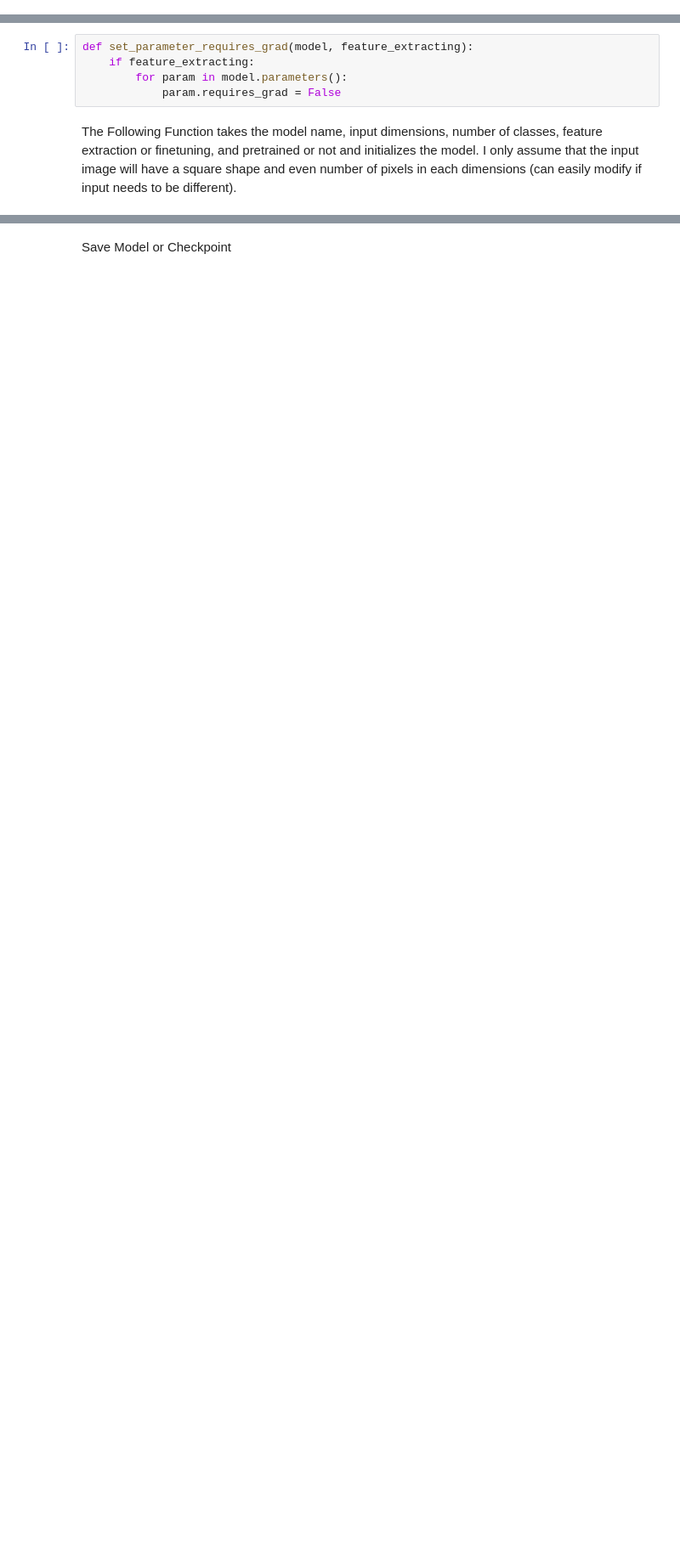
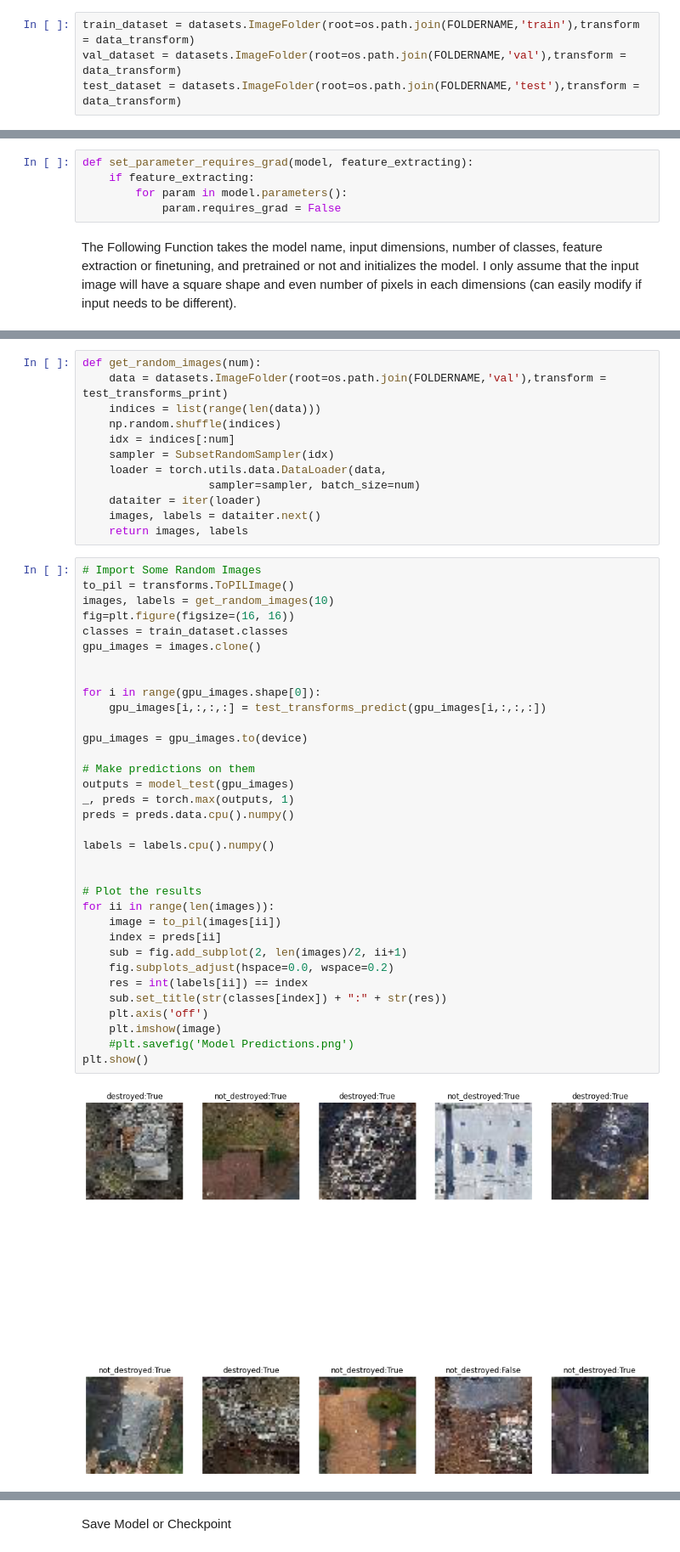
Before and after one commit to kkraoj/damaged_structures_detector, a Jupyter notebook: codes/Final Project.ipynb, the cells around one changed output, grey strips where cells are left out. Shown at 85% size. Drawn from its saved outputs; the diff is of its cells as text; blank space fills up the shorter version.

```diff
--- a/codes/Final Project.ipynb
+++ b/codes/Final Project.ipynb
@@ -193,0 +109,4 @@ NameError: ignored
+# %%
+train_dataset = datasets.ImageFolder(root=os.path.join(FOLDERNAME,'train'),transform = data_transform)
+val_dataset = datasets.ImageFolder(root=os.path.join(FOLDERNAME,'val'),transform = data_transform)
+test_dataset = datasets.ImageFolder(root=os.path.join(FOLDERNAME,'test'),transform = data_transform)
@@ -671,0 +682,48 @@ BATCH size | Time per 10 epochs
+# %%
+def get_random_images(num):
+    data = datasets.ImageFolder(root=os.path.join(FOLDERNAME,'val'),transform = test_transforms_print)
+    indices = list(range(len(data)))
+    np.random.shuffle(indices)
+    idx = indices[:num]
+    sampler = SubsetRandomSampler(idx)
+    loader = torch.utils.data.DataLoader(data,
+                   sampler=sampler, batch_size=num)
+    dataiter = iter(loader)
+    images, labels = dataiter.next()
+    return images, labels
+# %%
+# Import Some Random Images
+to_pil = transforms.ToPILImage()
+images, labels = get_random_images(10)
+fig=plt.figure(figsize=(16, 16))
+classes = train_dataset.classes
+gpu_images = images.clone()
+
+
+for i in range(gpu_images.shape[0]):
+    gpu_images[i,:,:,:] = test_transforms_predict(gpu_images[i,:,:,:])
+
+gpu_images = gpu_images.to(device)
+
+# Make predictions on them
+outputs = model_test(gpu_images)
+_, preds = torch.max(outputs, 1)
+preds = preds.data.cpu().numpy()
+
+labels = labels.cpu().numpy()
+
+
+# Plot the results
+for ii in range(len(images)):
+    image = to_pil(images[ii])
+    index = preds[ii]
+    sub = fig.add_subplot(2, len(images)/2, ii+1)
+    fig.subplots_adjust(hspace=0.0, wspace=0.2)
+    res = int(labels[ii]) == index
+    sub.set_title(str(classes[index]) + ":" + str(res))
+    plt.axis('off')
+    plt.imshow(image)
+    #plt.savefig('Model Predictions.png')
+plt.show()
+# %% [output]
+[figure, added]
```
Also changed, not shown: parts of 244 cells of this notebook, 4 other files.
